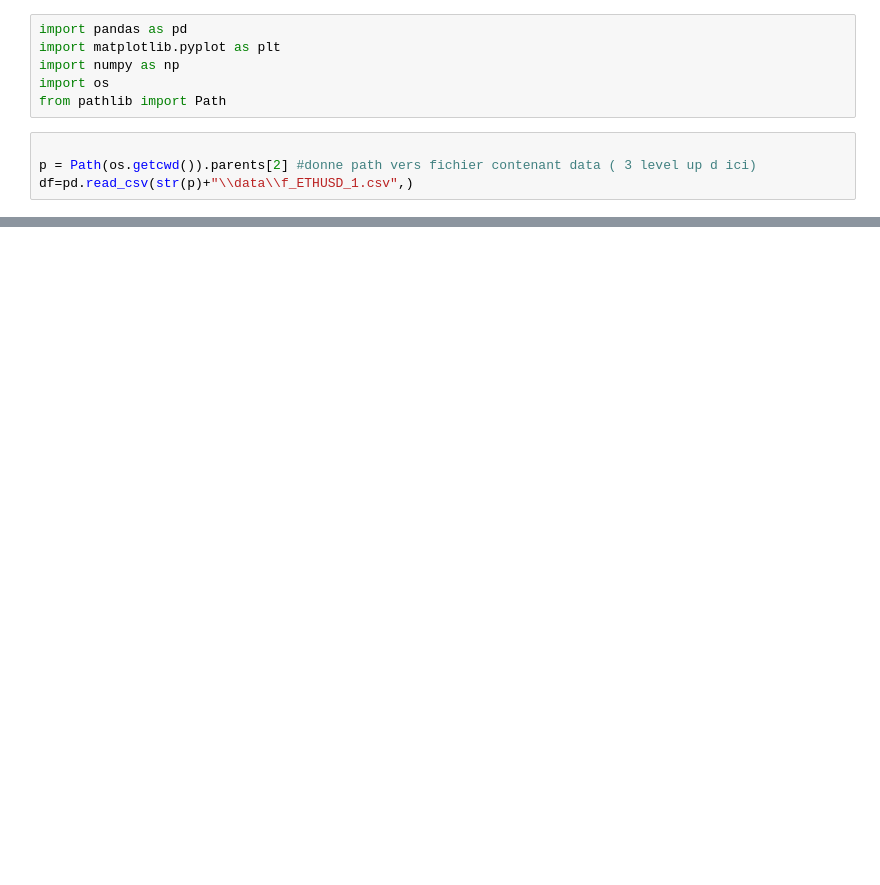
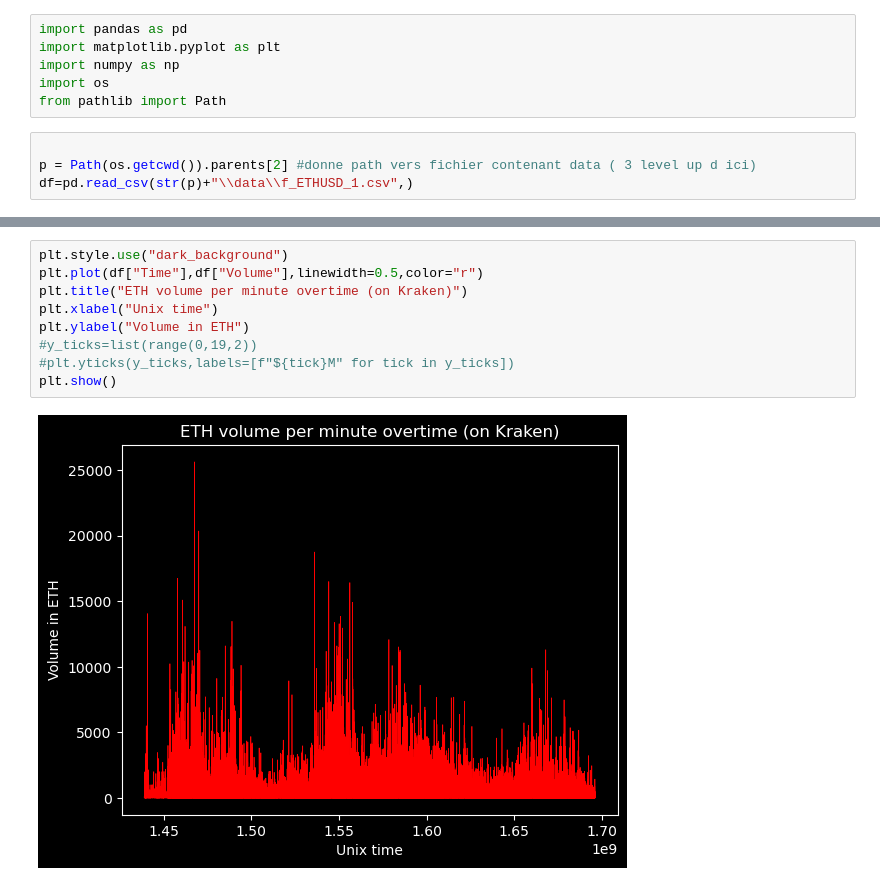
Before and after one commit to beaurm/projet_crypto, a Jupyter notebook: code/analyse/a_ETHUSD_1.ipynb, the cells around one changed output, grey strips where cells are left out. Saved outputs shown, nothing was run; the diff lists cells and outputs as text; blank space fills up the shorter version.

```diff
--- a/code/analyse/a_ETHUSD_1.ipynb
+++ b/code/analyse/a_ETHUSD_1.ipynb
@@ -26,0 +22,11 @@ df
+# %%
+plt.style.use("dark_background")
+plt.plot(df["Time"],df["Volume"],linewidth=0.5,color="r")
+plt.title("ETH volume per minute overtime (on Kraken)")
+plt.xlabel("Unix time")
+plt.ylabel("Volume in ETH")
+#y_ticks=list(range(0,19,2))
+#plt.yticks(y_ticks,labels=[f"${tick}M" for tick in y_ticks])
+plt.show()
+# %% [output]
+[figure, added]
```
Also changed, not shown: parts of 4 cells of this notebook.
